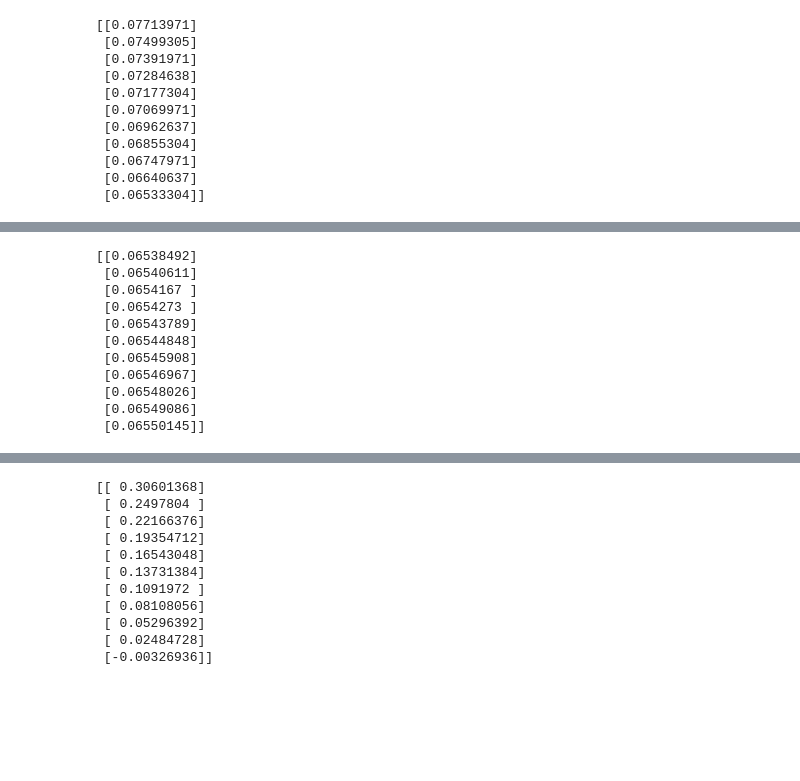
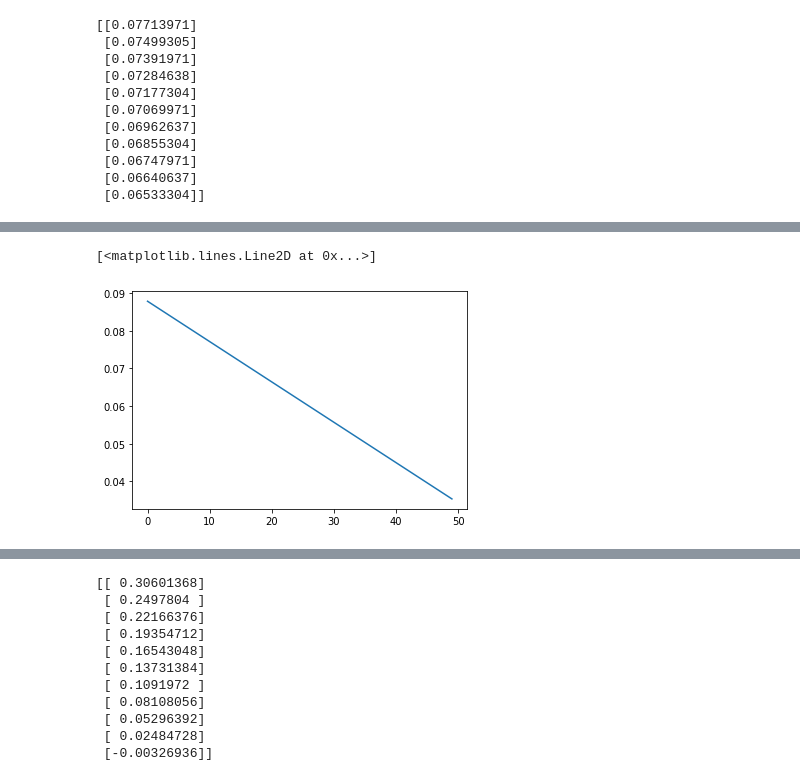
Before and after one commit to MarCam60/Assignment-Income-inequality-in-relation-to-GDP, a Jupyter notebook: finassvraag3.ipynb, the cells around one changed output, grey strips where cells are left out. Saved outputs shown, nothing was run; the diff lists cells and outputs as text; code cells hidden in the pictures; blank space fills up the shorter version.

```diff
--- a/finassvraag3.ipynb
+++ b/finassvraag3.ipynb
@@ -52,6 +55,8 @@ from sklearn.linear_model import LinearRegression
+# %%
+years = np.array(range(2000,2050)).reshape(-1,1)
 # %%
 X = df_2.iloc[:, 0].values.reshape(-1, 1)  # values converts it into a numpy array
-Bio = df_2.iloc[:, 1].values.reshape(-1, 1)  # -1 means that calculate the dimension of rows, but have 1 column
+Bio = df_2['Bio'].values.reshape(-1, 1)  # -1 means that calculate the dimension of rows, but have 1 column
 linear_regressor = LinearRegression()  # create object for the class
 linear_regressor.fit(X, Bio)  # perform linear regression
 Bio_pred = linear_regressor.predict(X)  # make predictions
@@ -68,3 +73,5 @@ print (Bio_pred)
  [0.06747971]
  [0.06640637]
  [0.06533304]]
+# %%
+Bio_pred= linear_regressor.predict(years)
@@ -71,22 +98,15 @@ print (Bio_pred)
+# %%
+plt.plot (Bio_pred)
+# %% [output]
+[<matplotlib.lines.Line2D at 0x...>]
+[figure, added]
 # %%
 df_Bio={'Bio': [0.07713971, 0.07499305, 0.07391971, 0.07284638, 0.07177304, 0.07069971, 0.06962637, 0.06855304, 0.06747971,0.06640637, 0.06533304]}
 df_Bio = pd.DataFrame(df_Bio)
 # %%
 X = df_2.iloc[:, 0].values.reshape(-1, 1)  # values converts it into a numpy array
-Geo = df_2.iloc[:, 2].values.reshape(-1, 1)  # -1 means that calculate the dimension of rows, but have 1 column
+Geo = df_2['Geo'].values.reshape(-1, 1)  # -1 means that calculate the dimension of rows, but have 1 column
 linear_regressor = LinearRegression()  # create object for the class
 linear_regressor.fit(X, Geo)  # perform linear regression
 Geo_pred = linear_regressor.predict(X)  # make predictions
 print (Geo_pred)
-# %% [output]
-[[0.06538492]
- [0.06540611]
- [0.0654167 ]
- [0.0654273 ]
- [0.06543789]
- [0.06544848]
- [0.06545908]
- [0.06546967]
- [0.06548026]
- [0.06549086]
- [0.06550145]]
```
Also changed, not shown: parts of 24 cells of this notebook.
